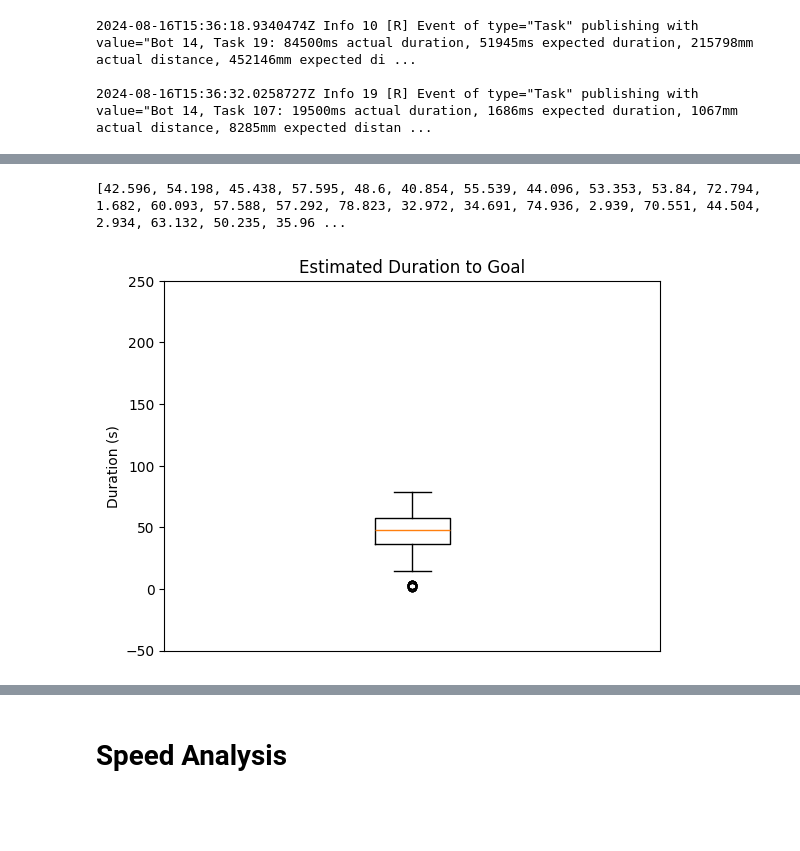
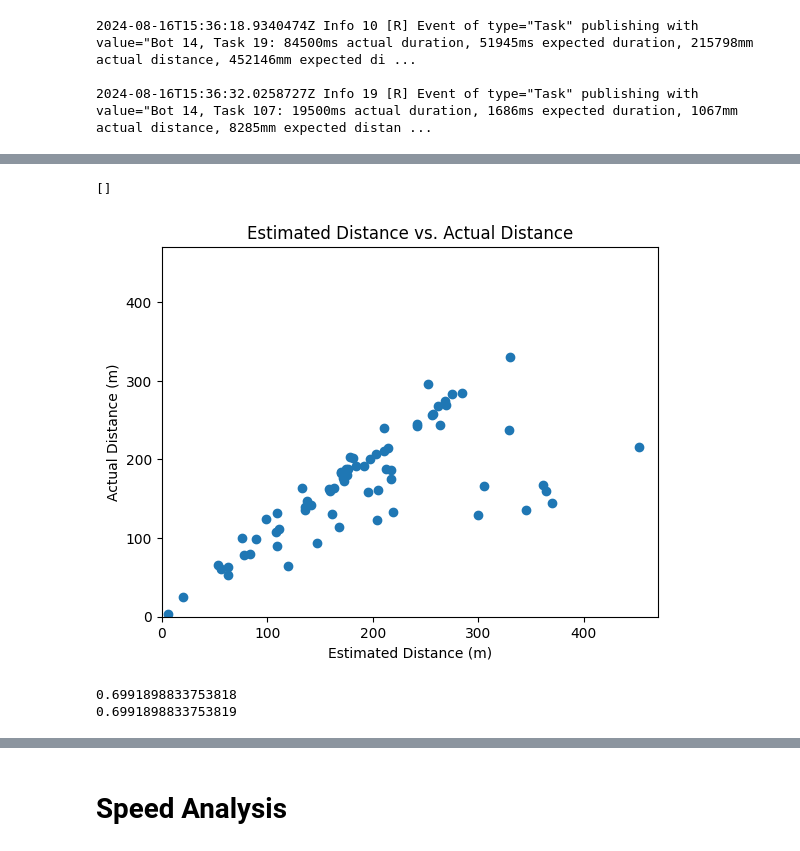
Before and after one commit to Ethan-Schneider/M2M, a Jupyter notebook: router_analysis.ipynb, the cells around one changed output, grey strips where cells are left out. Drawn from its saved outputs; the diff is of its cells as text; code cells hidden in the pictures; blank space fills up the shorter version.

```diff
--- a/router_analysis.ipynb
+++ b/router_analysis.ipynb
@@ -423,8 +425,8 @@ bots = range(1, 41, 1)
 
 info = ""
 d = 0
-estimated_duration = []
-estimated_distance = []
+duration = []
+distance = []
 error_lines = []
 for bot in bots:
     f = open("rail-desktop-3-human-text-2024081615.log", "r")
@@ -443,19 +445,19 @@ for bot in bots:
                 else:
                     duration_bot.append(values[1])
                     distance_bot.append(values[3])
-    estimated_duration.append(duration_bot)
-    estimated_distance.append(distance_bot)
+    duration.append(duration_bot)
+    distance.append(distance_bot)
 # %% [output]
 2024-08-16T15:36:18.9340474Z Info 10 [R] Event of type="Task" publishing with value="Bot 14, Task 19: 84500ms actual duration, 51945ms expected duration, 215798mm actual distance, 452146mm expected di ...
 
 2024-08-16T15:36:32.0258727Z Info 19 [R] Event of type="Task" publishing with value="Bot 14, Task 107: 19500ms actual duration, 1686ms expected duration, 1067mm actual distance, 8285mm expected distan ...
 # %%
-l_distance = []
-for list in estimated_distance:
+estimated_distance = []
+for list in distance:
     for val in list:
-        l_distance.append(val/1000)
+        estimated_distance.append(val/1000)
 
-l_duration = []
-for list in estimated_duration:
+estimated_duration = []
+for list in duration:
     for val in list:
-        l_duration.append(val/1000)
+        estimated_duration.append(val/1000)
@@ -473,11 +464,34 @@ plt.show()
-# %%
-print(l_duration)
-plt.boxplot(l_duration)
-plt.title("Estimated Duration to Goal")
-plt.ylabel("Duration (s)")
-plt.ylim((-50, 250))
-plt.xticks(ticks=[], labels=[])
-plt.show()
-# %% [output]
-[42.596, 54.198, 45.438, 57.595, 48.6, 40.854, 55.539, 44.096, 53.353, 53.84, 72.794, 1.682, 60.093, 57.588, 57.292, 78.823, 32.972, 34.691, 74.936, 2.939, 70.551, 44.504, 2.934, 63.132, 50.235, 35.96 ...
-[figure, removed]
+# %%
+outlier = []
+for i in range(len(actual_duration)):
+    if actual_duration[i] < 20:
+        outlier.append(i)
+
+actual_distance = np.delete(actual_distance, outlier)
+actual_duration = np.delete(actual_duration, outlier)
+estimated_distance = np.delete(estimated_distance, outlier)
+estimated_duration = np.delete(estimated_duration, outlier)
+# %%
+plt.scatter(estimated_distance, actual_distance)
+plt.xlabel("Estimated Distance (m)")
+plt.ylabel("Actual Distance (m)")
+plt.xlim((0, 470))
+plt.ylim((0, 470))
+plt.title("Estimated Distance vs. Actual Distance")
+plt.plot()
+# %% [output]
+[]
+[figure, added]
+# %%
+estimated_distance_bar = np.mean(estimated_distance)
+actual_distance_bar = np.mean(actual_distance)
+
+top = np.sum((estimated_distance - estimated_distance_bar) * (actual_distance - actual_distance_bar))
+bot = np.sqrt(np.sum(np.power(estimated_distance - estimated_distance_bar, 2)) * np.sum(np.power(actual_distance - actual_distance_bar, 2)))
+
+print(top/bot)
+
+print(np.corrcoef(estimated_distance, actual_distance)[0, 1])
+# %% [output]
+0.6991898833753818
+0.6991898833753819
```
Also changed, not shown: parts of 37 cells of this notebook, 19 other files.
